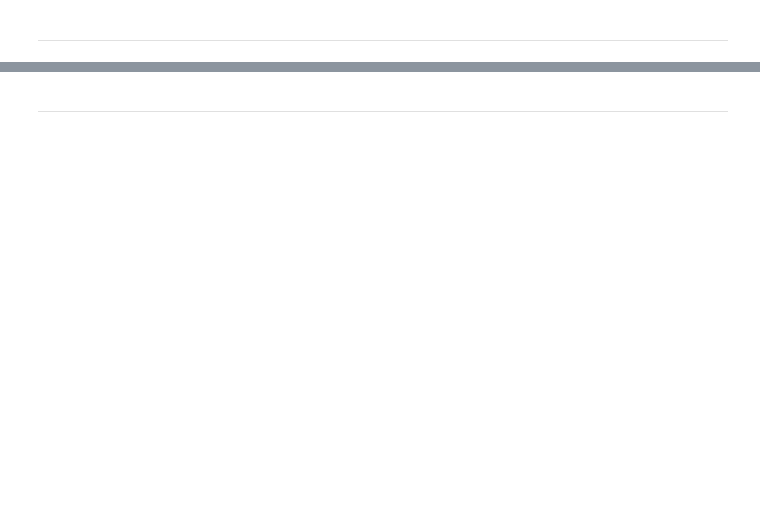
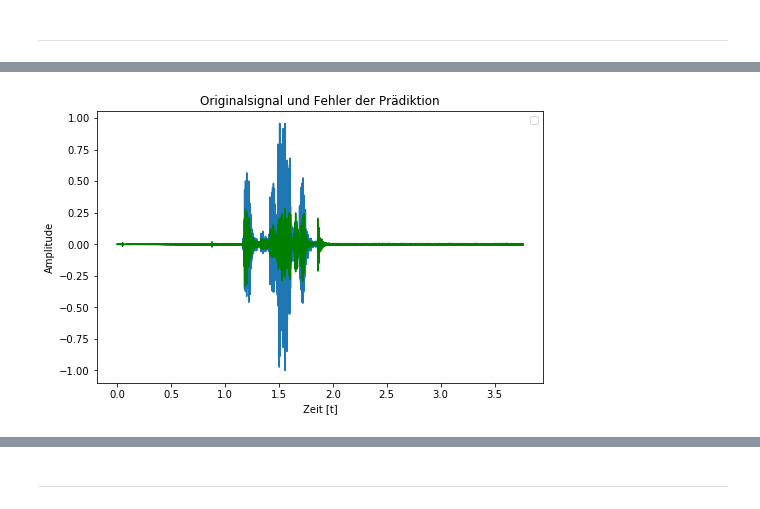
Before and after one commit to TUD-STKS/tud-sv, a Jupyter notebook: Thema-2-Messung der Übertragungsfunktion/2.2 - LPC.ipynb, the cells around one changed output, grey strips where cells are left out. Cells and saved outputs as stored; diff of their text form; code cells hidden in the pictures; blank space fills up the shorter version.

```diff
--- a/Thema-2-Messung der Übertragungsfunktion/2.2 - LPC.ipynb
+++ b/Thema-2-Messung der Übertragungsfunktion/2.2 - LPC.ipynb
@@ -94,0 +178,21 @@ Sie findet breite Anwendung in der Spracherkennung, Sprachsynthese und Sprachkom
+# %%
+'''
+Aufgabe: Fehler berechnen
+'''
+# Rekonstruktsfilter
+h_reconstruct = np.array(np.vstack([1, -h]).T)[0]
+
+# Fehler als Matrix
+error = np.matrix(sgn.lfilter(h_reconstruct, 1 , audioSignal))
+
+# Plot
+plt.figure(figsize=(8, 5))
+plt.title('Originalsignal und Fehler der Prädiktion')
+plt.legend(('Original','Fehler'), loc='upper right')
+plt.xlabel('Zeit [t]')
+plt.ylabel('Amplitude')
+plt.plot(t_s, audioSignal)
+plt.plot(t_s, error.T, 'g')
+plt.show()
+# %% [output]
+[figure, added]
```
Also changed, not shown: parts of 26 cells of this notebook, 4 other files.
